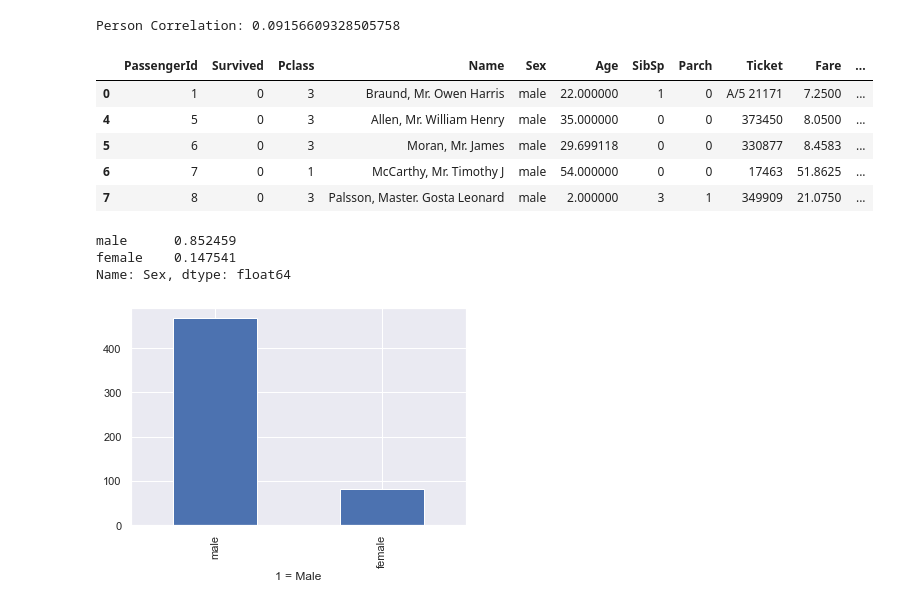
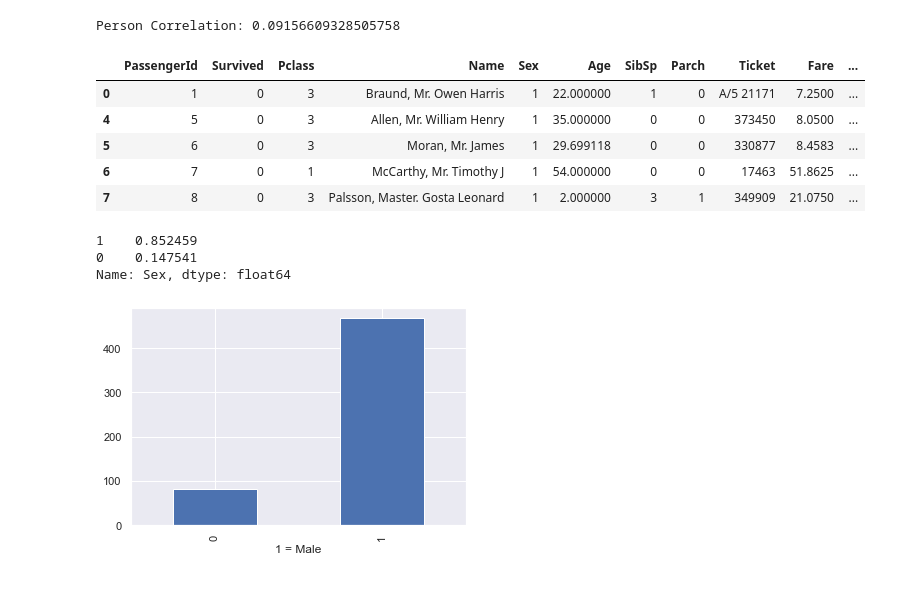
Before and after one commit to schae211/kaggle_titanic, a Jupyter notebook: titanic/EDA_2.ipynb, the cells around one changed output. Cells and saved outputs as stored; diff of their text form; code cells hidden in the pictures.

```diff
--- a/titanic/EDA_2.ipynb
+++ b/titanic/EDA_2.ipynb
@@ -10,9 +10,11 @@ import math
 %matplotlib inline
 sns.set(color_codes=True)
 
-df = pd.read_csv("train.csv")
-df_org = pd.read_csv("train.csv")
-df.head()
+df_train = pd.read_csv("train.csv")
+df_train_org = pd.read_csv("train.csv")
+df_test = pd.read_csv("test.csv")
+df_test_org = pd.read_csv("test.csv")
+df_train.head()
 # %% [output]
 |  | PassengerId | Survived | Pclass | Name | Sex | Age | SibSp | Parch | Ticket | Fare | ... |
 | 0 | 1 | 0 | 3 | Braund, Mr. Owen Harris | male | 22.0 | 1 | 0 | A/5 21171 | 7.2500 | ... |
@@ -51,11 +65,11 @@ print(duplicates.shape)
 # %%
-# Checking for null (NaN) values.
-print(df.isnull().sum())  #isnull() returns dataframe with True if null else False
+# Checking for null (NaN) values in training data.
+print(df_train.isnull().sum())  #isnull() returns dataframe with True if null else False
 # Replace NaN in the age column with the mean (or median).
-df["Age"] = df["Age"].fillna(df["Age"].mean())
+df_train["Age"] = df_train["Age"].fillna(df_train["Age"].mean())
 # Validation.
-print("Validation:")
-print(df.isnull().sum())
+print("\nValidation:\n")
+print(df_train.isnull().sum())
 # %% [output]
 PassengerId      0
 Survived         0
@@ -77,6 +118,7 @@ dtype: int64
 # %%
-# Replacing sex with numerical values (0 if female else 1).
-df["Sex"] = df["Sex"].replace({"female" : 0, "male" : 1})
+# Replacing sex with numerical values (0 if female else 1) in train and test set.
+df_train["Sex"] = df_train["Sex"].replace({"female" : 0, "male" : 1})
+df_test["Sex"] = df_test["Sex"].replace({"female" : 0, "male" : 1})
 # %%
 # Dropping cabin
 # %%
@@ -162,22 +229,22 @@ print(f"Person Correlation: {np.corrcoef(np.array(df['Age']), np.array(df['Fare'
 Person Correlation: 0.09156609328505758
 # %%
 # Select all persons that did not survive.
-df_dead = df[df["Survived"] == 0]
-df_dead.head()
+df_train_dead = df_train[df_train["Survived"] == 0]
+df_train_dead.head()
 # %% [output]
 |  | PassengerId | Survived | Pclass | Name | Sex | Age | SibSp | Parch | Ticket | Fare | ... |
-| 0 | 1 | 0 | 3 | Braund, Mr. Owen Harris | male | 22.000000 | 1 | 0 | A/5 21171 | 7.2500 | ... |
-| 4 | 5 | 0 | 3 | Allen, Mr. William Henry | male | 35.000000 | 0 | 0 | 373450 | 8.0500 | ... |
-| 5 | 6 | 0 | 3 | Moran, Mr. James | male | 29.699118 | 0 | 0 | 330877 | 8.4583 | ... |
-| 6 | 7 | 0 | 1 | McCarthy, Mr. Timothy J | male | 54.000000 | 0 | 0 | 17463 | 51.8625 | ... |
-| 7 | 8 | 0 | 3 | Palsson, Master. Gosta Leonard | male | 2.000000 | 3 | 1 | 349909 | 21.0750 | ... |
+| 0 | 1 | 0 | 3 | Braund, Mr. Owen Harris | 1 | 22.000000 | 1 | 0 | A/5 21171 | 7.2500 | ... |
+| 4 | 5 | 0 | 3 | Allen, Mr. William Henry | 1 | 35.000000 | 0 | 0 | 373450 | 8.0500 | ... |
+| 5 | 6 | 0 | 3 | Moran, Mr. James | 1 | 29.699118 | 0 | 0 | 330877 | 8.4583 | ... |
+| 6 | 7 | 0 | 1 | McCarthy, Mr. Timothy J | 1 | 54.000000 | 0 | 0 | 17463 | 51.8625 | ... |
+| 7 | 8 | 0 | 3 | Palsson, Master. Gosta Leonard | 1 | 2.000000 | 3 | 1 | 349909 | 21.0750 | ... |
 # %%
 # Check sex of deceased.
-df_dead["Sex"].value_counts().plot(kind="bar")
+df_train_dead["Sex"].value_counts().plot(kind="bar")
 plt.xlabel("1 = Male")
-df_dead["Sex"].value_counts(normalize="True")
+df_train_dead["Sex"].value_counts(normalize="True")
 # %% [output]
-male      0.852459
-female    0.147541
+1    0.852459
+0    0.147541
 Name: Sex, dtype: float64
-[figure, old version]
+[figure, new version]
```
Also changed, not shown: parts of 13 cells of this notebook.
